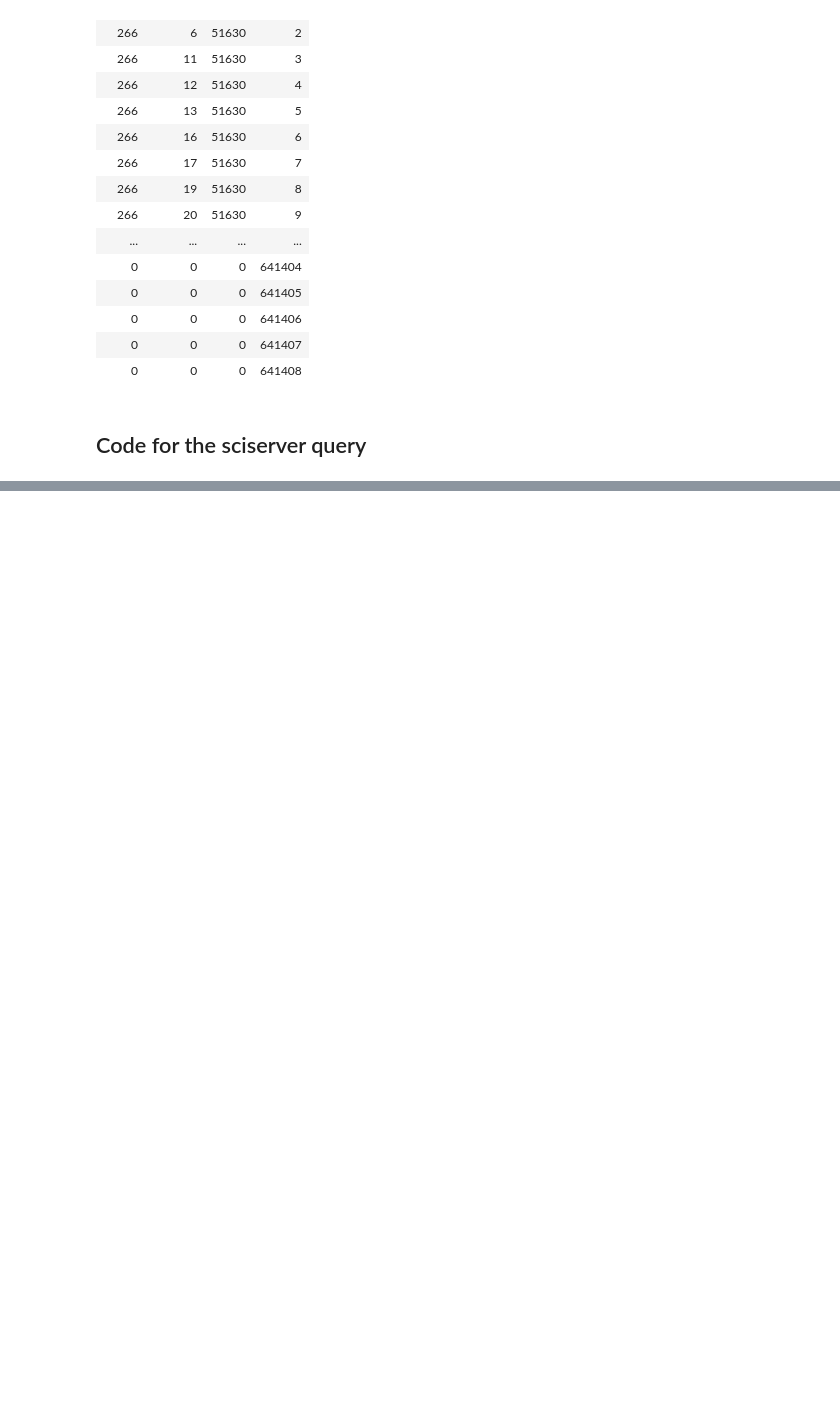
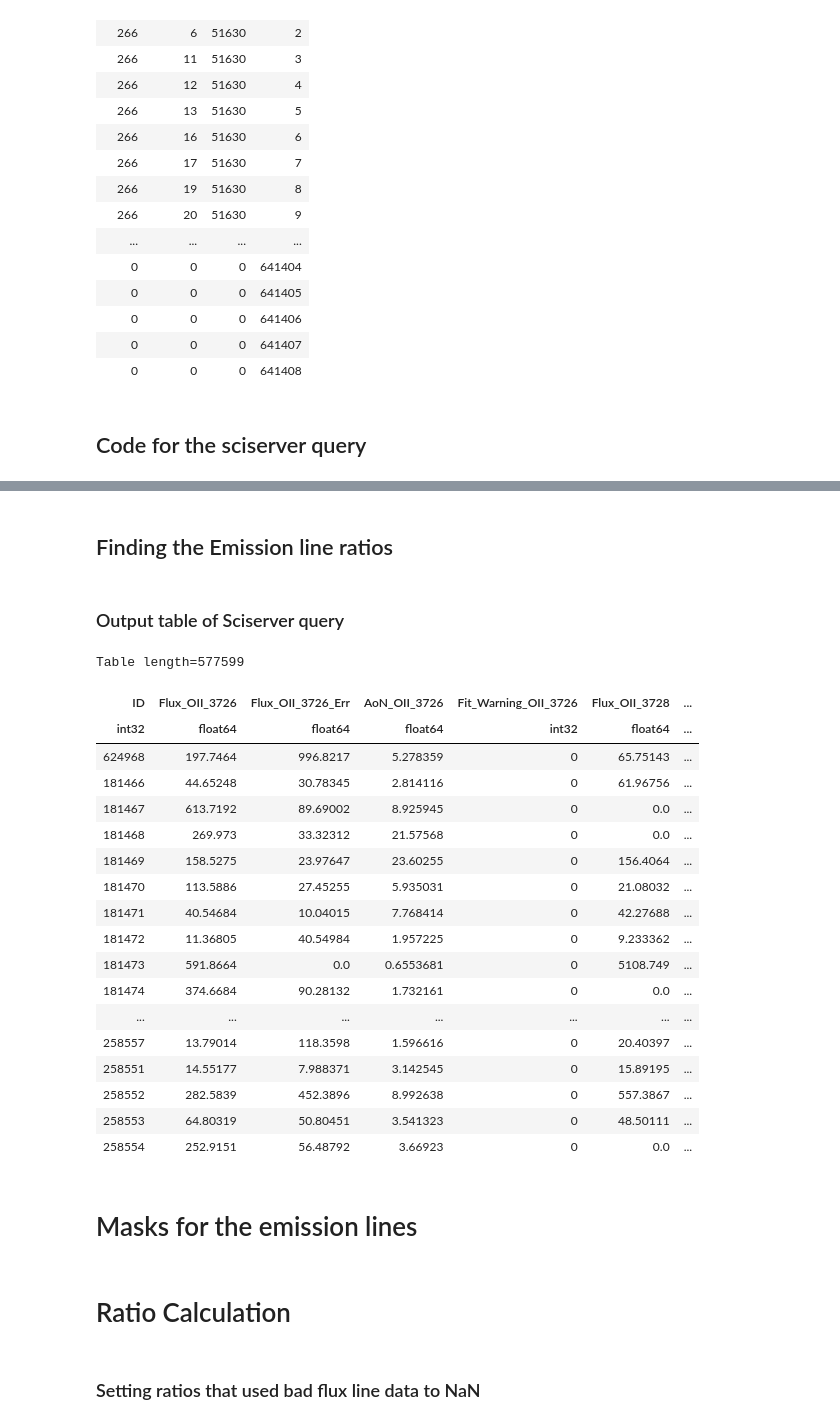
Before and after one commit to kadglass/SmallScale, a Jupyter notebook: N2 N2O2 and O3N2 Calculation.ipynb, the cells around one changed output, grey strips where cells are left out. Cells and saved outputs as stored; diff of their text form; code cells hidden in the pictures; blank space fills up the shorter version.

Commit message:
new metallicity notebooks

```diff
--- a/N2 N2O2 and O3N2 Calculation.ipynb
+++ b/N2 N2O2 and O3N2 Calculation.ipynb
@@ -372,0 +110,33 @@ line_ratios.write('line_ratios_test.txt', format = 'ascii.commented_header', ove
+# %% [markdown]
+## Finding the Emission line ratios
+# %% [markdown]
+### Output table of Sciserver query
+# %%
+#metallicity_lines = Table.read(r'C:\Users\caeho\OneDrive\Documents\University of Rochester REU\metallicity_lines_casey_cloud12.csv',
+                               #format = 'ascii.fast_csv')
+
+metallicity_lines = Table.read(r'C:\Users\caeho\OneDrive\Documents\University of Rochester REU\metallicity_lines_2_casey_cloud12.csv',
+                               format = 'ascii.fast_csv')
+metallicity_lines
+# %% [output]
+Table length=577599
+| ID | Flux_OII_3726 | Flux_OII_3726_Err | AoN_OII_3726 | Fit_Warning_OII_3726 | Flux_OII_3728 | ... |
+| int32 | float64 | float64 | float64 | int32 | float64 | ... |
+| 624968 | 197.7464 | 996.8217 | 5.278359 | 0 | 65.75143 | ... |
+| 181466 | 44.65248 | 30.78345 | 2.814116 | 0 | 61.96756 | ... |
+| 181467 | 613.7192 | 89.69002 | 8.925945 | 0 | 0.0 | ... |
+| 181468 | 269.973 | 33.32312 | 21.57568 | 0 | 0.0 | ... |
+| 181469 | 158.5275 | 23.97647 | 23.60255 | 0 | 156.4064 | ... |
+| 181470 | 113.5886 | 27.45255 | 5.935031 | 0 | 21.08032 | ... |
+| 181471 | 40.54684 | 10.04015 | 7.768414 | 0 | 42.27688 | ... |
+| 181472 | 11.36805 | 40.54984 | 1.957225 | 0 | 9.233362 | ... |
+| 181473 | 591.8664 | 0.0 | 0.6553681 | 0 | 5108.749 | ... |
+| 181474 | 374.6684 | 90.28132 | 1.732161 | 0 | 0.0 | ... |
+| ... | ... | ... | ... | ... | ... | ... |
+| 258557 | 13.79014 | 118.3598 | 1.596616 | 0 | 20.40397 | ... |
+| 258551 | 14.55177 | 7.988371 | 3.142545 | 0 | 15.89195 | ... |
+| 258552 | 282.5839 | 452.3896 | 8.992638 | 0 | 557.3867 | ... |
+| 258553 | 64.80319 | 50.80451 | 3.541323 | 0 | 48.50111 | ... |
+| 258554 | 252.9151 | 56.48792 | 3.66923 | 0 | 0.0 | ... |
+# %% [markdown]
+# Masks for the emission lines
@@ -372,0 +152,2 @@ line_ratios.write('line_ratios_test.txt', format = 'ascii.commented_header', ove
+# %% [markdown]
+# Ratio Calculation
@@ -372,0 +158,2 @@ line_ratios.write('line_ratios_test.txt', format = 'ascii.commented_header', ove
+# %% [markdown]
+### Setting ratios that used bad flux line data to NaN
```
Also changed, not shown: parts of 50 cells of this notebook, 2 other files.
